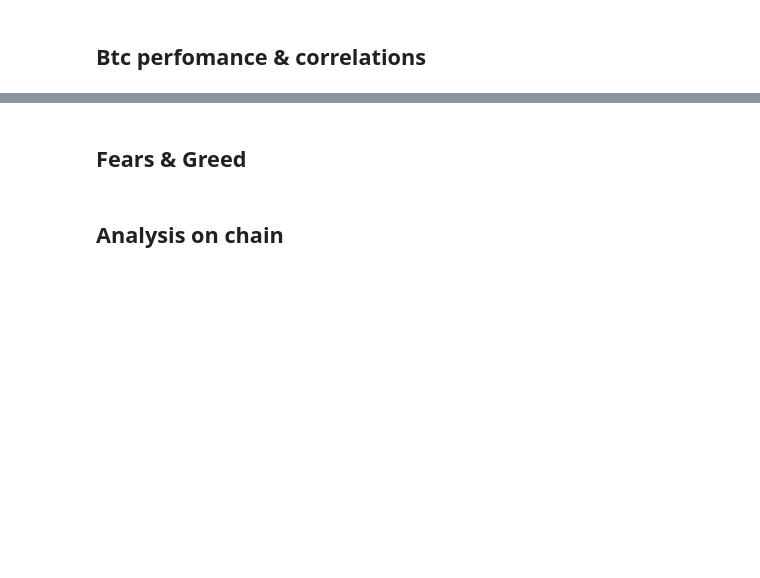
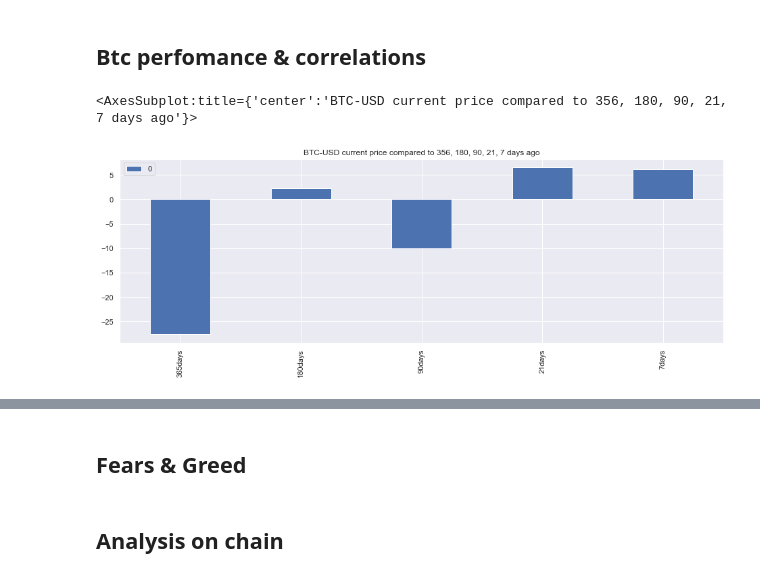
Before and after one commit to cardano-on-the-road/youtube, a Jupyter notebook: btc-dash/dashboard.ipynb, the cells around one changed output, grey strips where cells are left out. Drawn from its saved outputs; the diff is of its cells as text; code cells hidden in the pictures; blank space fills up the shorter version.

Commit message:
Performance & Correlation implemented

```diff
--- a/btc-dash/dashboard.ipynb
+++ b/btc-dash/dashboard.ipynb
@@ -48,2 +50,10 @@ fig.show()
 # %% [markdown]
 ## Btc perfomance & correlations
+# %%
+ris = performance(df)
+ris.plot(kind='bar',
+         title='{0} current price compared to 356, 180, 90, 21, 7 days ago'.format(asset),
+         figsize=(16,5))
+# %% [output]
+<AxesSubplot:title={'center':'BTC-USD current price compared to 356, 180, 90, 21, 7 days ago'}>
+[figure, added]
```
Also changed, not shown: parts of 5 cells of this notebook, 1 other file.
